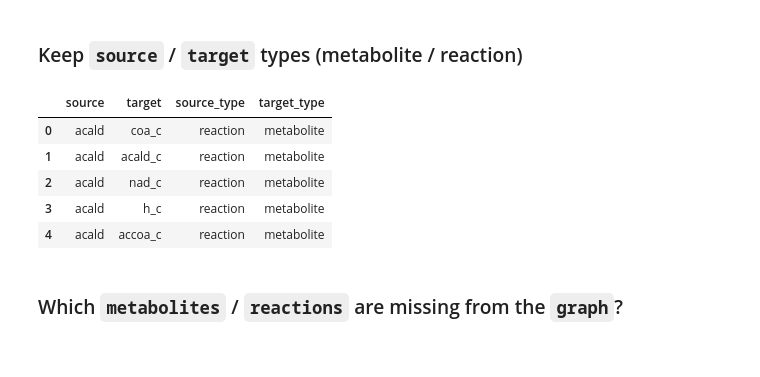
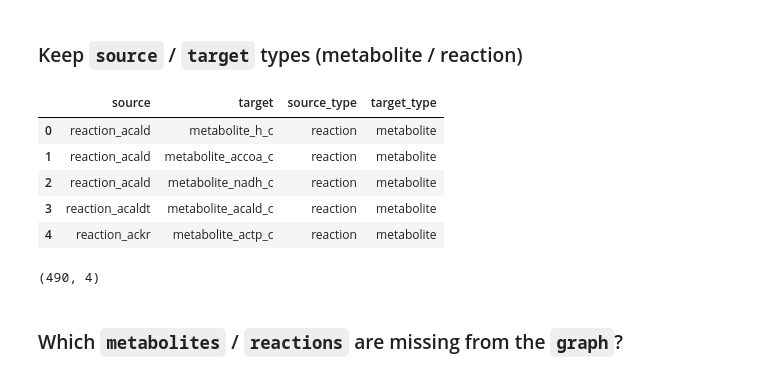
Before and after one commit to costasmexis/gemon, a Jupyter notebook: ecoli_core/e_coli_core_graph.ipynb, the cells around one changed output. Saved outputs shown, nothing was run; the diff lists cells and outputs as text; code cells hidden in the pictures.

```diff
--- a/ecoli_core/e_coli_core_graph.ipynb
+++ b/ecoli_core/e_coli_core_graph.ipynb
@@ -30,11 +30,3 @@ model
 | Compartments | cytosol, extracellular |
 # %% [markdown]
 ## Load edge list file
-# %%
-df = pd.read_csv('../data/queries/e_coli_edge_list.csv')
-df.rename(columns = {'[reaction]':'source', 'met': 'target'}, inplace = True)
-
-for col in df.columns:
-    df[col] = df[col].apply(lambda row : row[3:] )
-
-df
@@ -54,0 +33,21 @@ df
+# %%
+# path_to_file = '../data/queries/query-result-full.xlsx'
+
+# path_to_file = '../data/queries/query-result-full - met2met.csv'
+
+path_to_file = '../data/queries/query-result-full - met2react.csv'
+
+try:
+    df = pd.read_csv(path_to_file)
+    df.rename(columns = {'[reaction]':'source', 'met': 'target'}, inplace = True)
+    df.rename(columns = {'[metabolite]':'source', 'metabolite2': 'target'}, inplace = True)
+    df.rename(columns = {'[metabolite]':'source', 'metabolite': 'target'}, inplace = True)
+except UnicodeDecodeError:
+    df = pd.read_excel(path_to_file)
+    df.rename(columns = {'start':'source', 'reaction': 'target'}, inplace = True)
+
+
+for col in df.columns:
+    df[col] = df[col].apply(lambda row : row[3:] )
+
+df
@@ -57,18 +70,22 @@ df
 # %%
 df['source_type'] = df['source'].apply(lambda row : row.split('_')[0])
 df['target_type'] = df['target'].apply(lambda row : row.split('_')[0])
 
-for col in ['source', 'target']:
-    df[col] = df[col].apply(lambda row : row.replace('metabolite_', ''))
-    df[col] = df[col].apply(lambda row : row.replace('reaction_', ''))
+# for col in ['source', 'target']:
+#     df[col] = df[col].apply(lambda row : row.replace('metabolite_', ''))
+#     df[col] = df[col].apply(lambda row : row.replace('reaction_', ''))
 
 df.head()
 # %% [output]
 |  | source | target | source_type | target_type |
-| 0 | acald | coa_c | reaction | metabolite |
-| 1 | acald | acald_c | reaction | metabolite |
-| 2 | acald | nad_c | reaction | metabolite |
-| 3 | acald | h_c | reaction | metabolite |
-| 4 | acald | accoa_c | reaction | metabolite |
+| 0 | reaction_acald | metabolite_h_c | reaction | metabolite |
+| 1 | reaction_acald | metabolite_accoa_c | reaction | metabolite |
+| 2 | reaction_acald | metabolite_nadh_c | reaction | metabolite |
+| 3 | reaction_acaldt | metabolite_acald_c | reaction | metabolite |
+| 4 | reaction_ackr | metabolite_actp_c | reaction | metabolite |
+# %%
+df.shape
+# %% [output]
+(490, 4)
 # %% [markdown]
 ### Which `metabolites` / `reactions` are missing from the `graph`?
```
Also changed, not shown: parts of 64 cells of this notebook, 2 other files.
